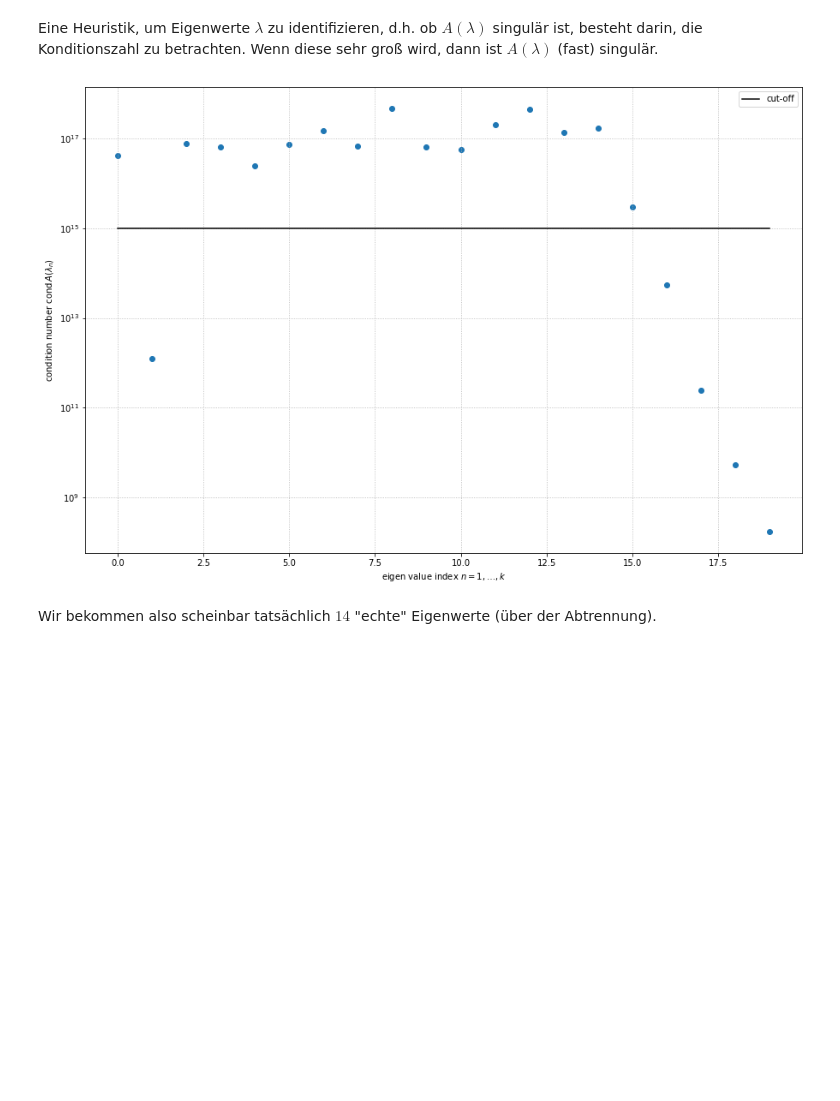
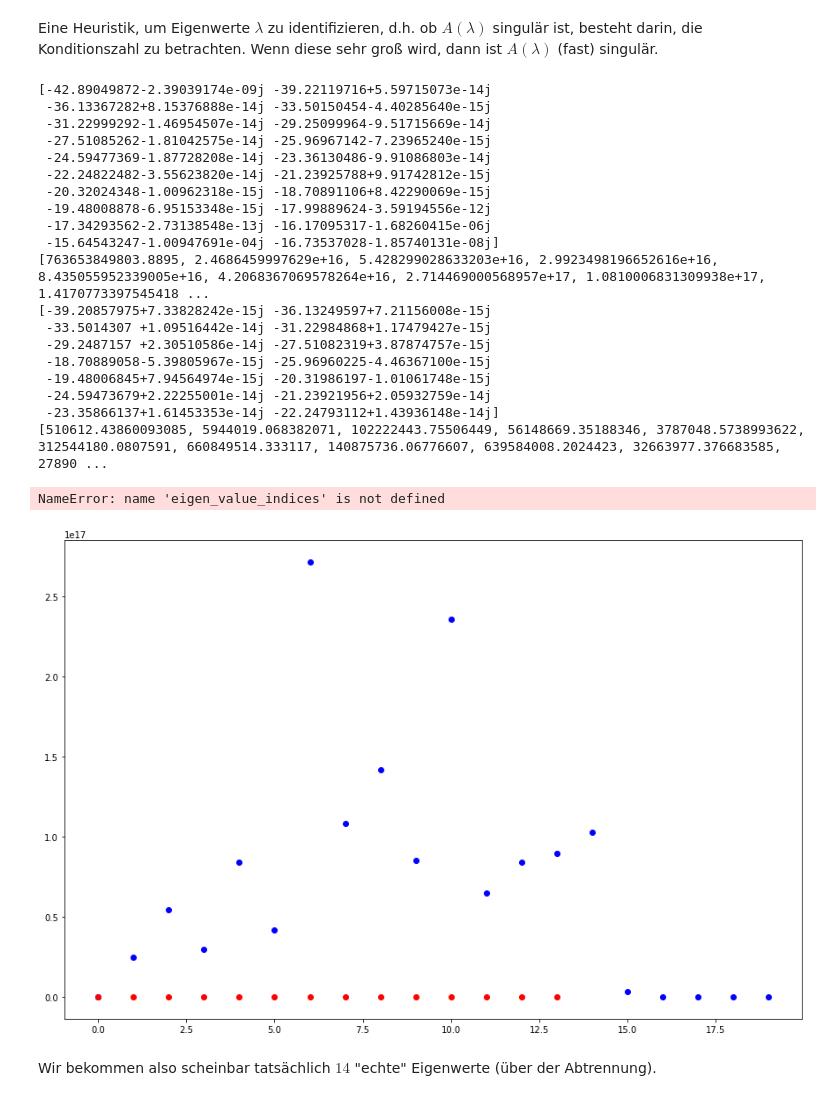
Before and after one commit to MrWhiteRichard/Fundament-Mathematik, a Jupyter notebook: WS_2020-21/SemNumLinAlg/Nichtlineare Eigenwertprobleme/Code/hadeler_problem.ipynb, the cells around one changed output. Drawn from its saved outputs; the diff is of its cells as text; code cells hidden in the pictures; blank space fills up the shorter version.

```diff
--- a/WS_2020-21/SemNumLinAlg/Nichtlineare Eigenwertprobleme/Code/hadeler_problem.ipynb
+++ b/WS_2020-21/SemNumLinAlg/Nichtlineare Eigenwertprobleme/Code/hadeler_problem.ipynb
@@ -110,29 +110,57 @@ Wenn diese sehr groß wird, dann ist $A(\lambda)$ (fast) singulär.
 # %%
 ax = plt.figure(figsize = (15, 10)).gca()
 
-eigen_value_indices = range(len(eigen_values_fake))
+print(eigen_values_fake)
+print([np.linalg.cond(T(ref)) for ref in eigen_values_fake])
+print(eigen_values_approx)
+print([np.linalg.cond(T(ref)) for ref in eigen_values_approx])
 
 ax.scatter(
-    eigen_value_indices,
-    [np.linalg.cond(T(ref)) for ref in eigen_values_fake]
+    range(len(eigen_values_fake)),
+    [np.linalg.cond(T(ref)) for ref in eigen_values_fake], color = "b"
+)
+
+ax.scatter(
+    range(len(eigen_values_approx)),
+    [np.linalg.cond(T(ref)) for ref in eigen_values_approx], color = "r"
 )
 
 ax.plot(
     eigen_value_indices,
     [1e15] * len(eigen_value_indices),
     color = 'black',
     label = 'cut-off'
 )
 
 ax.set_xlabel('eigen value index $n = 1, \dots, k$')
 ax.set_ylabel('condition number $\operatorname{cond} \, A(\lambda_n)$')
 ax.set_yscale('log')
 ax.legend()
 ax.grid(linestyle = ':')
 
 plt.show()
 # %% [output]
+[-42.89049872-2.39039174e-09j -39.22119716+5.59715073e-14j
+ -36.13367282+8.15376888e-14j -33.50150454-4.40285640e-15j
+ -31.22999292-1.46954507e-14j -29.25099964-9.51715669e-14j
+ -27.51085262-1.81042575e-14j -25.96967142-7.23965240e-15j
+ -24.59477369-1.87728208e-14j -23.36130486-9.91086803e-14j
+ -22.24822482-3.55623820e-14j -21.23925788+9.91742812e-15j
+ -20.32024348-1.00962318e-15j -18.70891106+8.42290069e-15j
+ -19.48008878-6.95153348e-15j -17.99889624-3.59194556e-12j
+ -17.34293562-2.73138548e-13j -16.17095317-1.68260415e-06j
+ -15.64543247-1.00947691e-04j -16.73537028-1.85740131e-08j]
+[763653849803.8895, 2.4686459997629e+16, 5.428299028633203e+16, 2.9923498196652616e+16, 8.435055952339005e+16, 4.2068367069578264e+16, 2.714469000568957e+17, 1.0810006831309938e+17, 1.4170773397545418 ...
+[-39.20857975+7.33828242e-15j -36.13249597+7.21156008e-15j
+ -33.5014307 +1.09516442e-14j -31.22984868+1.17479427e-15j
+ -29.2487157 +2.30510586e-14j -27.51082319+3.87874757e-15j
+ -18.70889058-5.39805967e-15j -25.96960225-4.46367100e-15j
+ -19.48006845+7.94564974e-15j -20.31986197-1.01061748e-15j
+ -24.59473679+2.22255001e-14j -21.23921956+2.05932759e-14j
+ -23.35866137+1.61453353e-14j -22.24793112+1.43936148e-14j]
+[510612.43860093085, 5944019.068382071, 102222443.75506449, 56148669.35188346, 3787048.5738993622, 312544180.0807591, 660849514.333117, 140875736.06776607, 639584008.2024423, 32663977.376683585, 27890 ...
+NameError: name 'eigen_value_indices' is not defined
-[figure, old version]
+[figure, new version]
 # %% [markdown]
 Wir bekommen also scheinbar tatsächlich $14$ "echte" Eigenwerte (über der Abtrennung).
 # %% [markdown]
```
Also changed, not shown: parts of 7 cells of this notebook, 21 other files.
